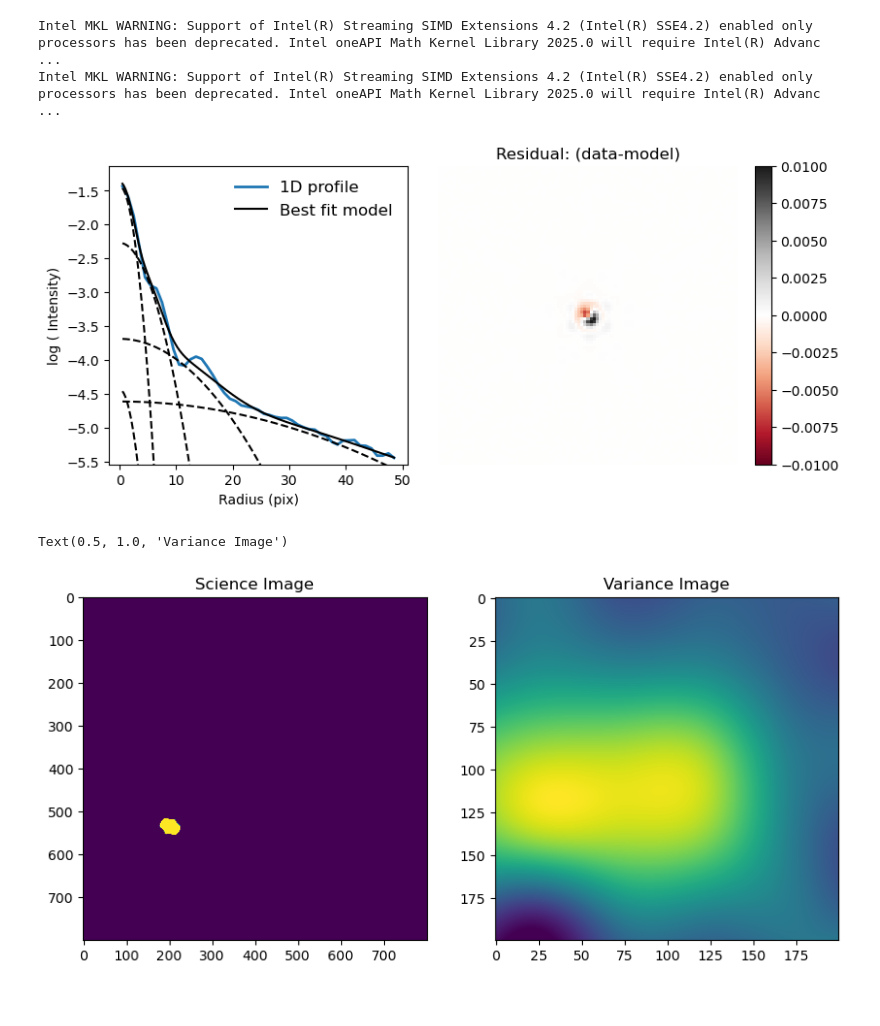
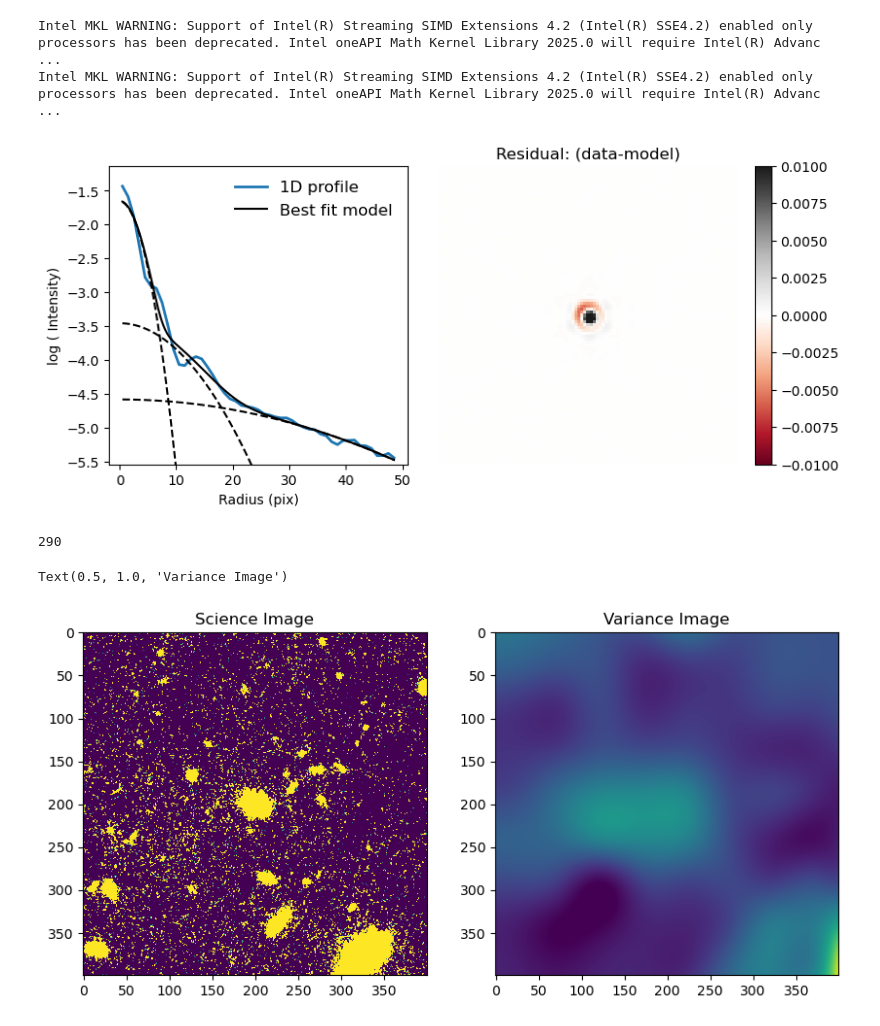
Before and after one commit to negar1nsaekhian/IMcascade, a Jupyter notebook: simulation_0/imcascade_0.ipynb, the cells around one changed output. Drawn from its saved outputs; the diff is of its cells as text; code cells hidden in the pictures.

```diff
--- a/simulation_0/imcascade_0.ipynb
+++ b/simulation_0/imcascade_0.ipynb
@@ -15,22 +15,27 @@ Intel MKL WARNING: Support of Intel(R) Streaming SIMD Extensions 4.2 (Intel(R) S
 galaxy_data = fits.getdata('simulated_galaxy_0.fits')
 
 psf_data = fits.getdata('/Users/nasekhian/Documents/GitHub/IMcascade/ePSFf444w.fits')
-sci = fits.getdata('cropped_sci_convolved_0.fits')
-var = fits.getdata('cropped_var_0.fits')
-mask_raw = fits.getdata('cropped_segmentation_map_0.fits')
+sci = fits.getdata('sci_convolved_0.fits')[535-200:535+200,202-200:202+200]
+var = fits.getdata('variance_bkg_0.fits')[535-200:535+200,202-200:202+200]
+mask_raw = fits.getdata('segmentation_map_0.fits')[535-200:535+200,202-200:202+200]
 # Set up PSF fitting
 psf_fitter = PSFFitter(psf_data, oversamp=1)
-psf_sig, psf_a, chi2, fig = psf_fitter.fit_N(8, plot=True)  # adjust the number of component
+psf_sig, psf_a, chi2, fig = psf_fitter.fit_N(3, plot=True)  # adjust the number of component
 # %% [output]
-[figure, old version]
+[figure, new version]
+# %%
+ID = mask_raw[200,200]
+ID
+# %% [output]
+290
 # %%
 #Let's take a look at the data quickly, everything looks pretty good!
 fig, (ax1,ax2) = plt.subplots(1,2, figsize = (10,5))
-ax1.imshow(galaxy_data, vmin =np.min(var) , vmax = np.max(var))
+ax1.imshow(sci, vmin =np.min(var) , vmax = np.max(var))
 ax1.set_title('Science Image')
 ax2.imshow(var,vmin =np.min(var) , vmax = np.max(var))
 ax2.set_title('Variance Image')
 # %% [output]
 Text(0.5, 1.0, 'Variance Image')
-[figure, old version]
+[figure, new version]
 # %%
```
Also changed, not shown: parts of 18 cells of this notebook, 3 other files.
